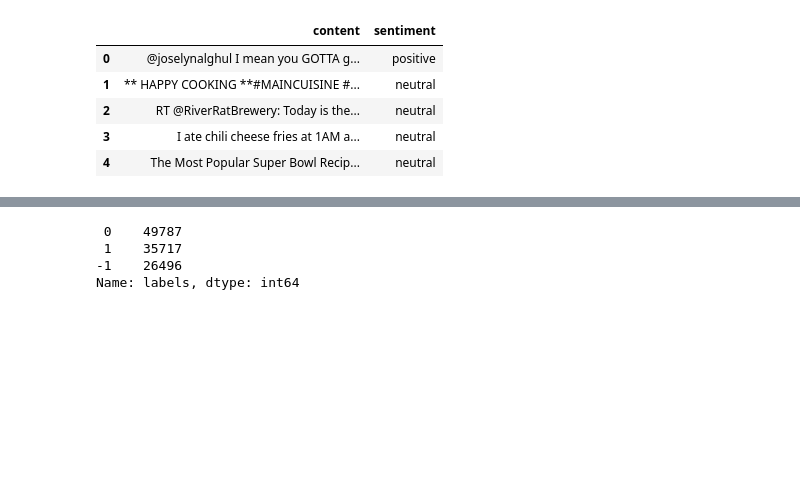
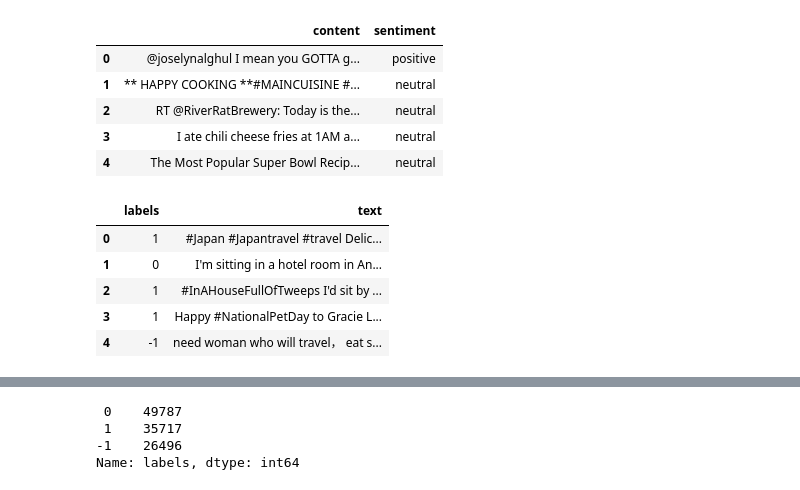
Before and after one commit to hellcoderz/SentimentAnalysis, a Jupyter notebook: sentitment_analysis.ipynb, the cells around one changed output, grey strips where cells are left out. Drawn from its saved outputs; the diff is of its cells as text; code cells hidden in the pictures; blank space fills up the shorter version.

Commit message:
added some table view for normalized data

```diff
--- a/sentitment_analysis.ipynb
+++ b/sentitment_analysis.ipynb
@@ -55,7 +55,7 @@ import re
 !wget https://s3.amazonaws.com/vikrantinterviewdata/model_data.zip
 # %%
 # point path to the folder of the extracted data
-path = Path(".")
+path = Path("..")
 # %%
 # Loading training csv into pandas dataframe
 
@@ -138,3 +138,12 @@ col_names = ['labels','text']
 df_trn = pd.DataFrame({'text':trn_texts, 'labels':trn_labels}, columns=col_names)
 df_val = pd.DataFrame({'text':val_texts, 'labels':val_labels}, columns=col_names)
 df_test = pd.DataFrame({'text':eval_pd.content.values, 'labels':eval_pd.sentiment.values}, columns=col_names)
+# %%
+df_trn.head()
+# %% [output]
+|  | labels | text |
+| 0 | 1 | #Japan #Japantravel #travel Delic... |
+| 1 | 0 | I'm sitting in a hotel room in An... |
+| 2 | 1 | #InAHouseFullOfTweeps I'd sit by ... |
+| 3 | 1 | Happy #NationalPetDay to Gracie L... |
+| 4 | -1 | need woman who will travel， eat s... |
```
Also changed, not shown: parts of 2 cells of this notebook.
